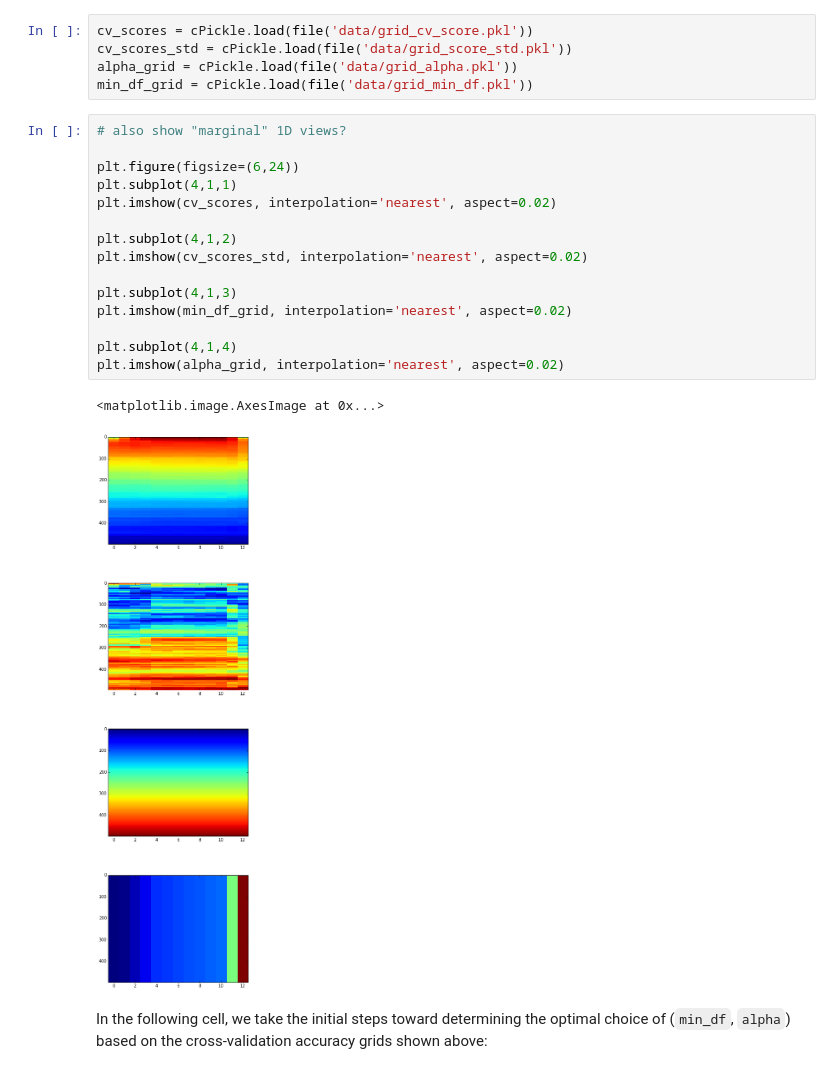
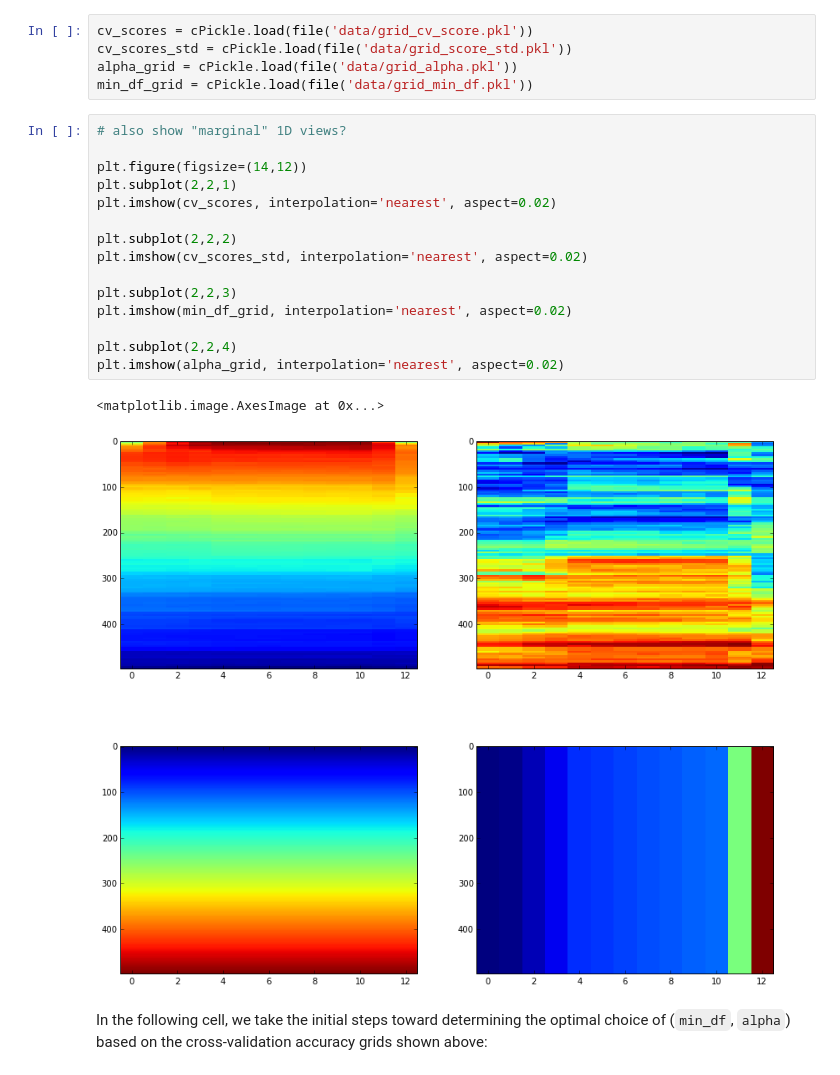
Before and after one commit to ameisner/ac209_project, a Jupyter notebook: pb_classification.ipynb, the cells around one changed output. Drawn from its saved outputs; the diff is of its cells as text.

```diff
--- a/pb_classification.ipynb
+++ b/pb_classification.ipynb
@@ -163,21 +163,21 @@ min_df_grid = cPickle.load(file('data/grid_min_df.pkl'))
 # %%
 # also show "marginal" 1D views?
 
-plt.figure(figsize=(6,24))
-plt.subplot(4,1,1)
+plt.figure(figsize=(14,12))
+plt.subplot(2,2,1)
 plt.imshow(cv_scores, interpolation='nearest', aspect=0.02)
 
-plt.subplot(4,1,2)
+plt.subplot(2,2,2)
 plt.imshow(cv_scores_std, interpolation='nearest', aspect=0.02)
 
-plt.subplot(4,1,3)
+plt.subplot(2,2,3)
 plt.imshow(min_df_grid, interpolation='nearest', aspect=0.02)
 
-plt.subplot(4,1,4)
+plt.subplot(2,2,4)
 plt.imshow(alpha_grid, interpolation='nearest', aspect=0.02)
 # %% [output]
 <matplotlib.image.AxesImage at 0x...>
-[figure, old version]
+[figure, new version]
 # %% [markdown]
 In the following cell, we take the initial steps toward determining the optimal choice of (`min_df`, `alpha`) based on the cross-validation accuracy grids shown above:
 # %%
```
Also changed, not shown: parts of 9 cells of this notebook.
